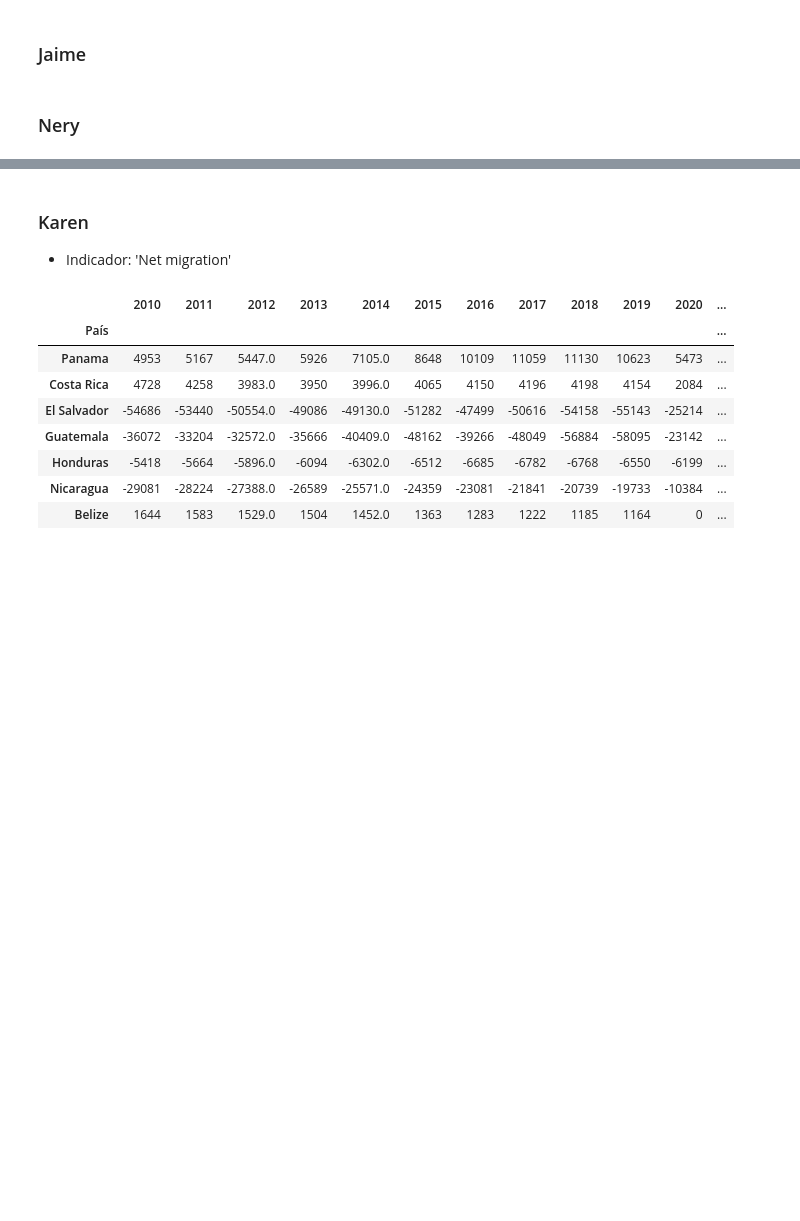
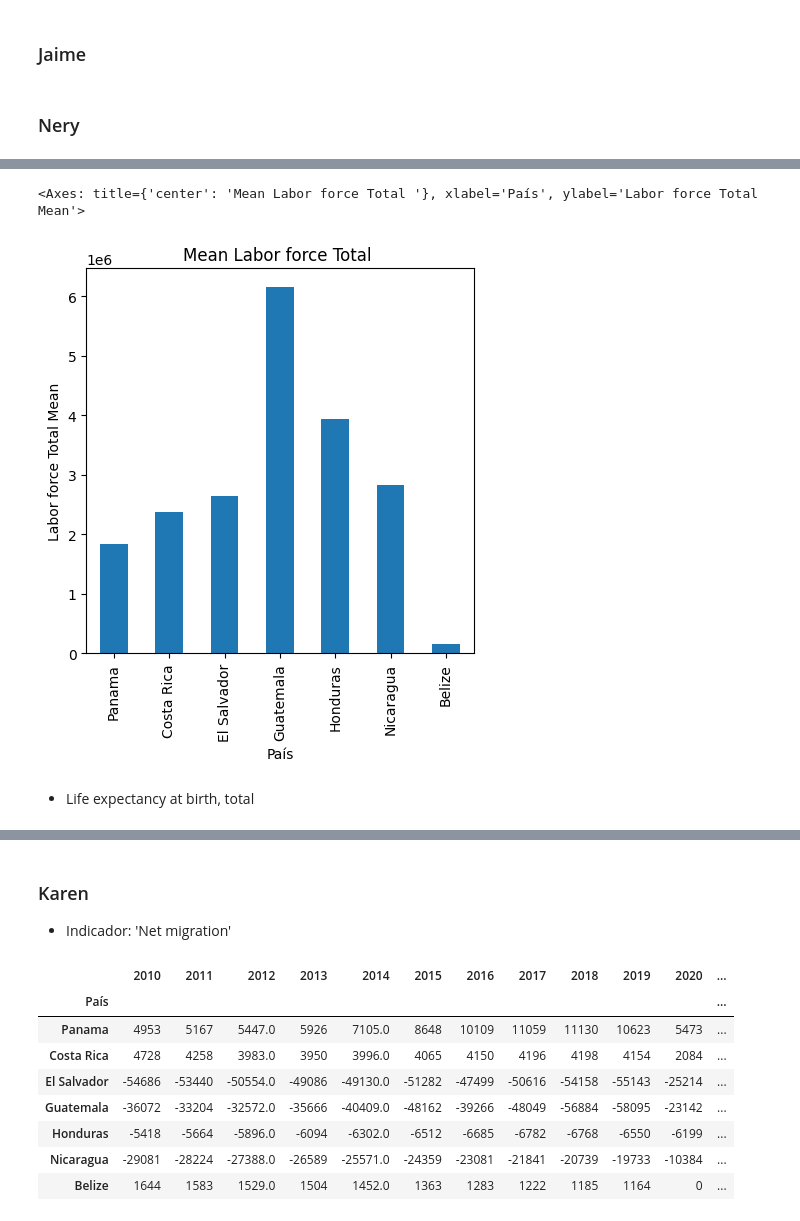
Before and after one commit to KarenSSanchezP/AnalisisLongevidad-AC, a Jupyter notebook: archivo.ipynb, the cells around one changed output, grey strips where cells are left out. Cells and saved outputs as stored; diff of their text form; code cells hidden in the pictures; blank space fills up the shorter version.

```diff
--- a/archivo.ipynb
+++ b/archivo.ipynb
@@ -83,0 +150,12 @@ cantidadIndicadores, df['Indicador'].unique() # imprime los indicadores
+# %%
+# seleccionar las filas que contienen el indicador "Labor force, total"
+dfLaborForceTotal = df[df['Indicador'].str.contains('Labor force, total', na=False)]
+
+# eliminar la columna indicador
+dfLaborForceTotal = dfLaborForceTotal.drop(columns=['Indicador'])
+
+# elegimos la columna "País" como index y eliminamos la columna "País"
+dfLaborForceTotal.set_index('País', inplace=True)
+
+# mostramos los datos
+dfLaborForceTotal
@@ -83,0 +172,9 @@ cantidadIndicadores, df['Indicador'].unique() # imprime los indicadores
+# %%
+# Reemplazar los valores no numéricos por NaN
+dfLaborForceTotal.replace('..', pd.NA, inplace=True)
+
+# Convertir los datos a tipo float
+dfLaborForceTotal = dfLaborForceTotal.apply(pd.to_numeric, errors='coerce')
+
+# Mostrar los datos
+dfLaborForceTotal
@@ -83,0 +209,10 @@ cantidadIndicadores, df['Indicador'].unique() # imprime los indicadores
+# %%
+import matplotlib.pyplot as plt
+dfLaborForceTotalMean = dfLaborForceTotal.T.mean() #cambiamos filas por columnas y calculamos la media de cada país
+#grafico de barras
+dfLaborForceTotalMean.plot(kind='bar', title='Mean Labor force Total ', figsize=(5,5), xlabel='País', ylabel='Labor force Total Mean')
+# %% [output]
+<Axes: title={'center': 'Mean Labor force Total '}, xlabel='País', ylabel='Labor force Total Mean'>
+[figure, added]
+# %% [markdown]
+- Life expectancy at birth, total
```
Also changed, not shown: parts of 14 cells of this notebook.
